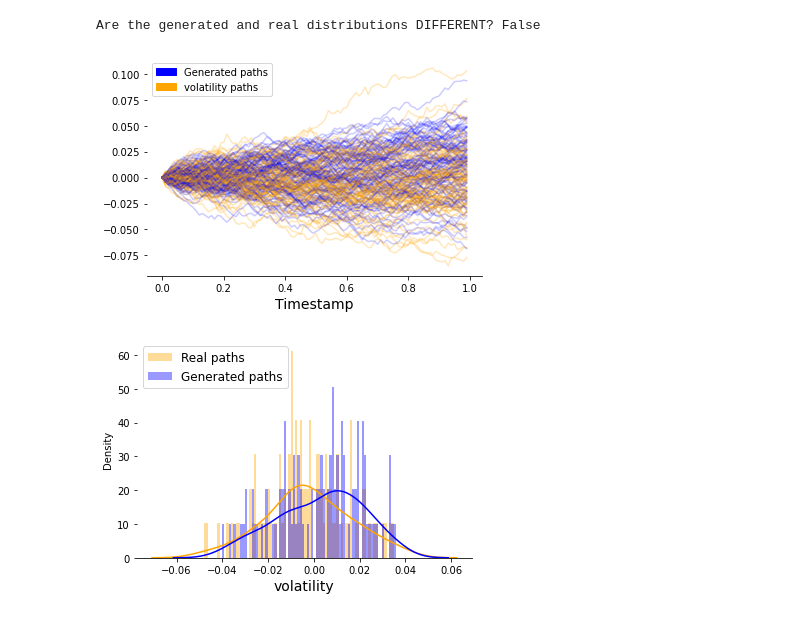
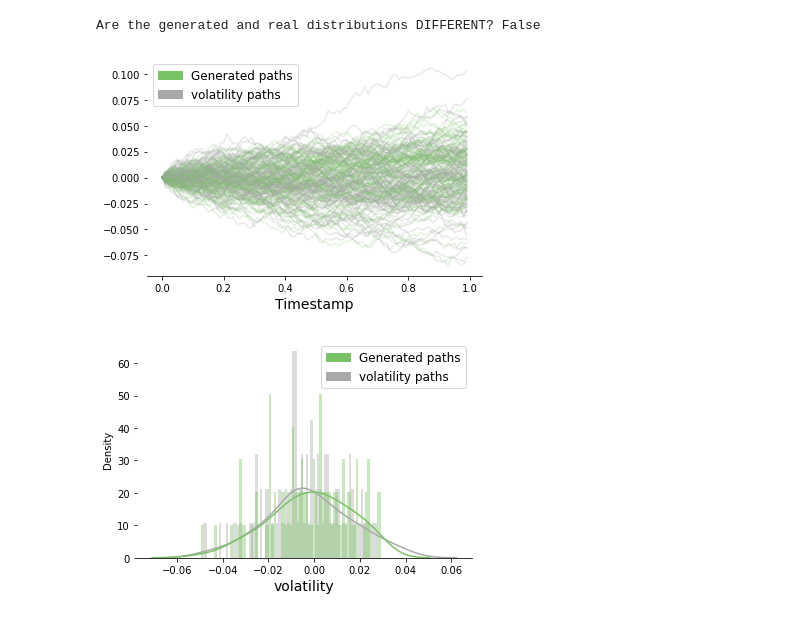
Before and after one commit to tkts0426/JAFEE_2022_winter, a Jupyter notebook: program/notebooks/main_price_spotVol.ipynb, the cells around one changed output. Drawn from its saved outputs; the diff is of its cells as text; code cells hidden in the pictures.

```diff
--- a/program/notebooks/main_price_spotVol.ipynb
+++ b/program/notebooks/main_price_spotVol.ipynb
@@ -77,7 +77,7 @@ leadlag_DATAs = np.array(leadlag_DATAs)
 # %% [markdown]
 # Make the explanatory variable
 # %%
-sig_order = 3
+sig_order = 4
 exp_col = [2, 3, 6, 7]
 # %%
 orig_logsig = []
@@ -231,30 +231,30 @@ Are the generated and real distributions DIFFERENT? False
 # %%
 fig, ax = plt.subplots()
 for path1, path2 in zip(DATAs[:100], generated_path):
     vol_path = path1[:, 2] -  path1[0, 2]
-    ax.plot(vol_path, 'orange', alpha=0.25)
+    ax.plot(vol_path, 'darkgray', alpha=0.25)
 
-    ax.plot(path2, 'blue', alpha=0.2)
+    ax.plot(path2, '#79c266', alpha=0.2)
 
-orange_patch = mpatches.Patch(color = 'orange', label = 'volatility paths')
-blue_patch = mpatches.Patch(color = 'blue', label = 'Generated paths')
+gray_patch = mpatches.Patch(color = 'darkgray', label = 'volatility paths')
+green_patch = mpatches.Patch(color = '#79c266', label = 'Generated paths')
 
 x = range(0, 101, 20)
 ax.set_xticks(x)
 ax.set_xticklabels([str(i/100) for i in x])
 ax.set_xlabel("Timestamp", fontsize=14)
 
-plt.legend(handles=[blue_patch, orange_patch], fontsize=10)
+plt.legend(handles=[green_patch, gray_patch], fontsize=12)
 #外枠の削除
 plt.gca().spines['right'].set_visible(False)
 plt.gca().spines['top'].set_visible(False)
 plt.gca().spines['left'].set_visible(False)
 plt.gca().spines['bottom'].set_visible(True)
 
 fig.savefig("Figures/generatedVolFromPriceSpot_{}.png".format(sig_order), dpi=300, bbox_inches="tight")
 plt.show();
 # %% [output]
-[figure, old version]
+[figure, new version]
 # %%
 generated_vol = [path[40] for path in generated_path]
 real_vol = [path[40, 2] - path[0, 2] for path in DATAs[:100]]
@@ -275,8 +275,8 @@ x_max = min(x_max_gene, x_max_real)
 range_bin_width = np.arange(x_min, x_max, 0.001)
 
 fig, ax = plt.subplots()
-ax = sns.distplot(real_vol, color = 'orange', bins=range_bin_width, label="Real paths", kde = True)
-ax = sns.distplot(generated_vol, color = 'blue', bins=range_bin_width, label="Generated paths", kde = True)
+ax = sns.distplot(real_vol, color = 'darkgray', bins=range_bin_width, label="Real paths", kde = True)
+ax = sns.distplot(generated_vol, color = '#79c266', bins=range_bin_width, label="Generated paths", kde = True)
 
 
 #外枠の削除
@@ -286,8 +286,8 @@ plt.gca().spines['left'].set_visible(False)
 plt.gca().spines['bottom'].set_visible(True)
 
 plt.xlabel("volatility", fontsize=14)
-plt.legend(fontsize=12)
+plt.legend(handles=[green_patch, gray_patch], fontsize=12)
 fig.savefig("Figures/generatedVolFromPriceSpot_40_{}.png".format(sig_order), dpi=300, bbox_inches="tight")
 plt.show();
 # %% [output]
-[figure, old version]
+[figure, new version]
```
Also changed, not shown: parts of 1 cell of this notebook, 9 other files.
